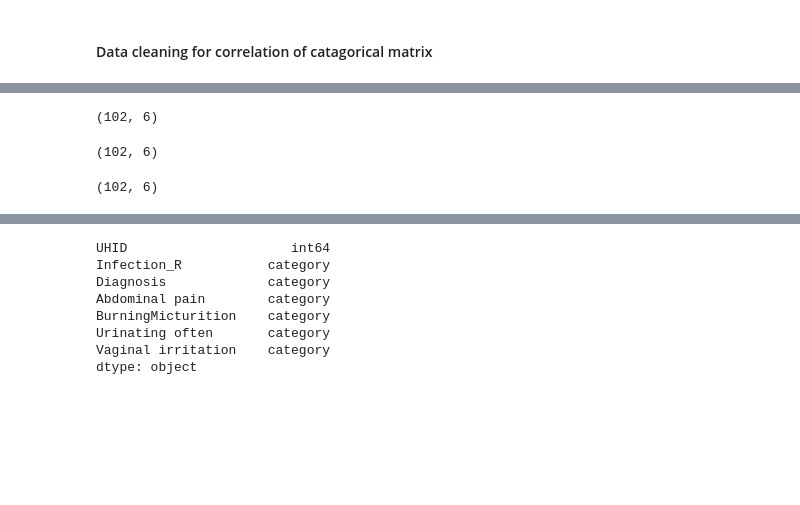
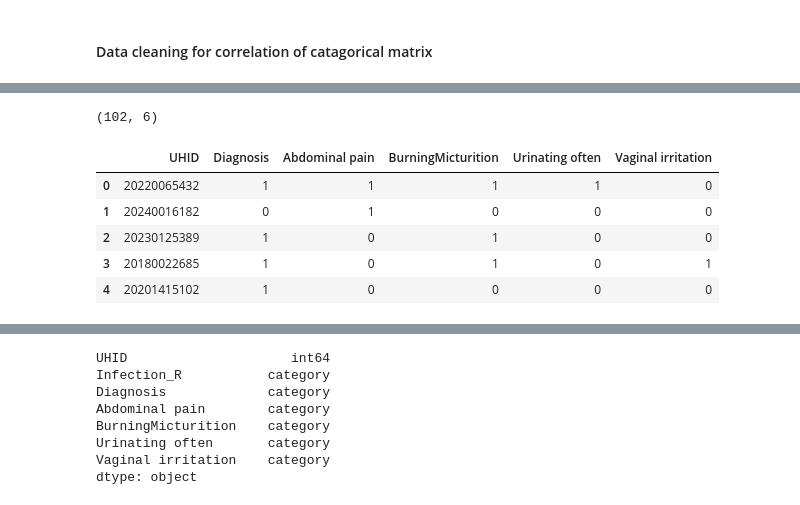
Before and after one commit to neeliit/DiagnosticsPy, a Jupyter notebook: comparision.ipynb, the cells around one changed output, grey strips where cells are left out. Drawn from its saved outputs; the diff is of its cells as text; code cells hidden in the pictures; blank space fills up the shorter version.

```diff
--- a/comparision.ipynb
+++ b/comparision.ipynb
@@ -643,31 +661,24 @@ data_sym = data_sym[~mask.any(axis=1)]
-# %%
-data_sym.shape
-# %% [output]
-(102, 6)
-# %%
-
-data_sym = data_sym.apply(lambda x: x.str.upper() if x.dtype == "object" else x)
-data_sym['Diagnosis'] = data_sym['Diagnosis'].map(lambda x: 'YES' if x == 'UTI' else 'NO')
-#data_sym =data_sym['Diagnosis','Abdominal pain', 'BurningMicturition','Urinating often','Vaginal irritation'].map(lambda x: 1 if x == 'YES' else 0)
-#data_sym = data_sym.iloc[:,1:].applymap(lambda x: 1 if x== 'YES' else 0)
-
-
-data_sym.shape
-# %% [output]
-(102, 6)
 # %%
 #display(data_sym)
 # %%
 # Select the relevant columns
-#columns_to_map = ['Diagnosis', 'Abdominal pain', 'BurningMicturition', 'Urinating often', 'Vaginal irritation']
+columns_to_map = ['Diagnosis', 'Abdominal pain', 'BurningMicturition', 'Urinating often', 'Vaginal irritation']
 
 # Apply the mapping to the selected columns
-#data_sym[columns_to_map] = data_sym[columns_to_map].applymap(lambda x: 1 if x == 'YES' else 0)
+data_sym[columns_to_map] = data_sym[columns_to_map].applymap(lambda x: 1 if x == 'YES' else 0)
+data_sym.shape
+# %% [output]
+(102, 6)
 # %%
 #display(data_sym)
 # %%
-data_sym.shape
+data_sym.head()
 # %% [output]
-(102, 6)
+|  | UHID | Diagnosis | Abdominal pain | BurningMicturition | Urinating often | Vaginal irritation |
+| 0 | 20220065432 | 1 | 1 | 1 | 1 | 0 |
+| 1 | 20240016182 | 0 | 1 | 0 | 0 | 0 |
+| 2 | 20230125389 | 1 | 0 | 1 | 0 | 0 |
+| 3 | 20180022685 | 1 | 0 | 1 | 0 | 1 |
+| 4 | 20201415102 | 1 | 0 | 0 | 0 | 0 |
 # %%
 df_sym = pd.merge(data_sym,df_R_clean,how='inner',on='UHID')
```
Also changed, not shown: parts of 15 cells of this notebook.
